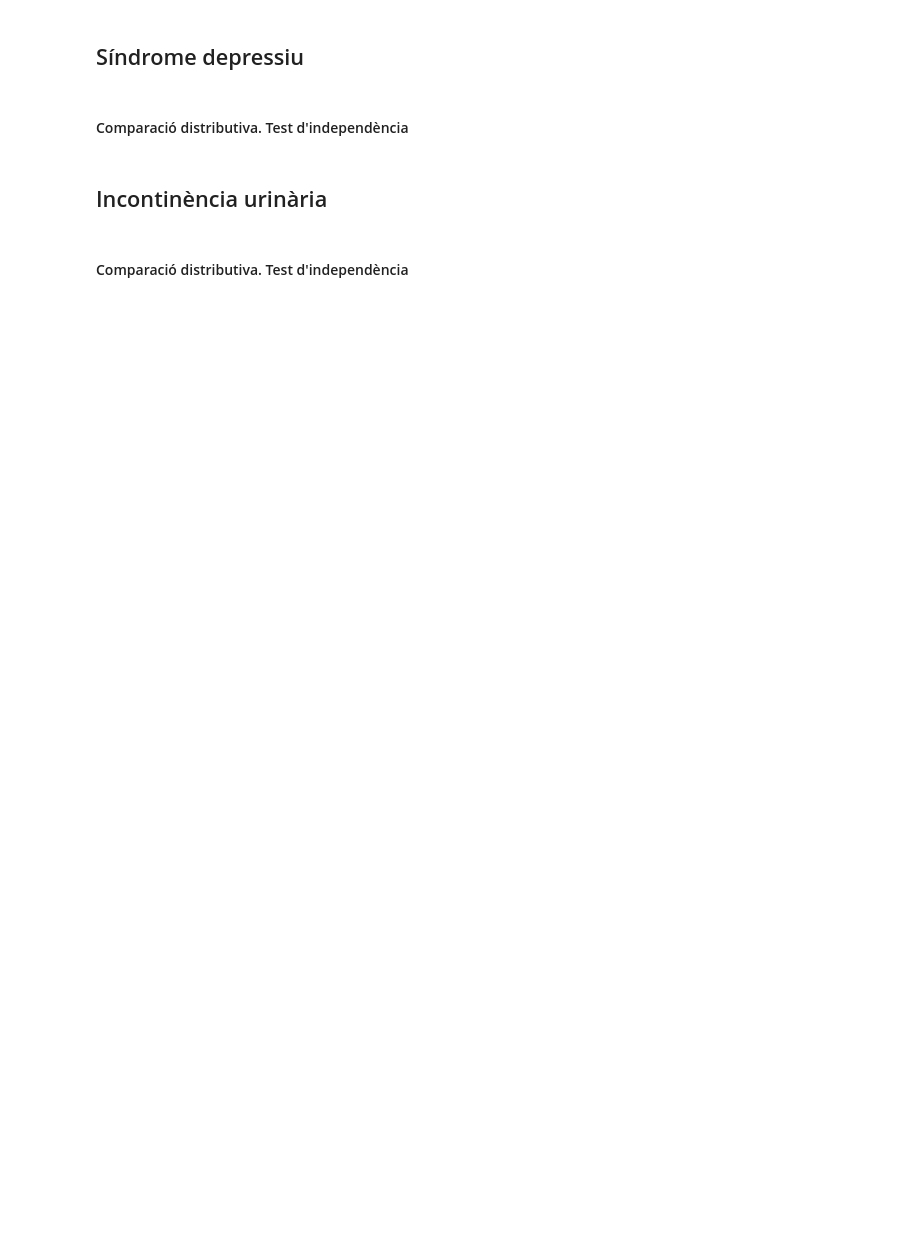
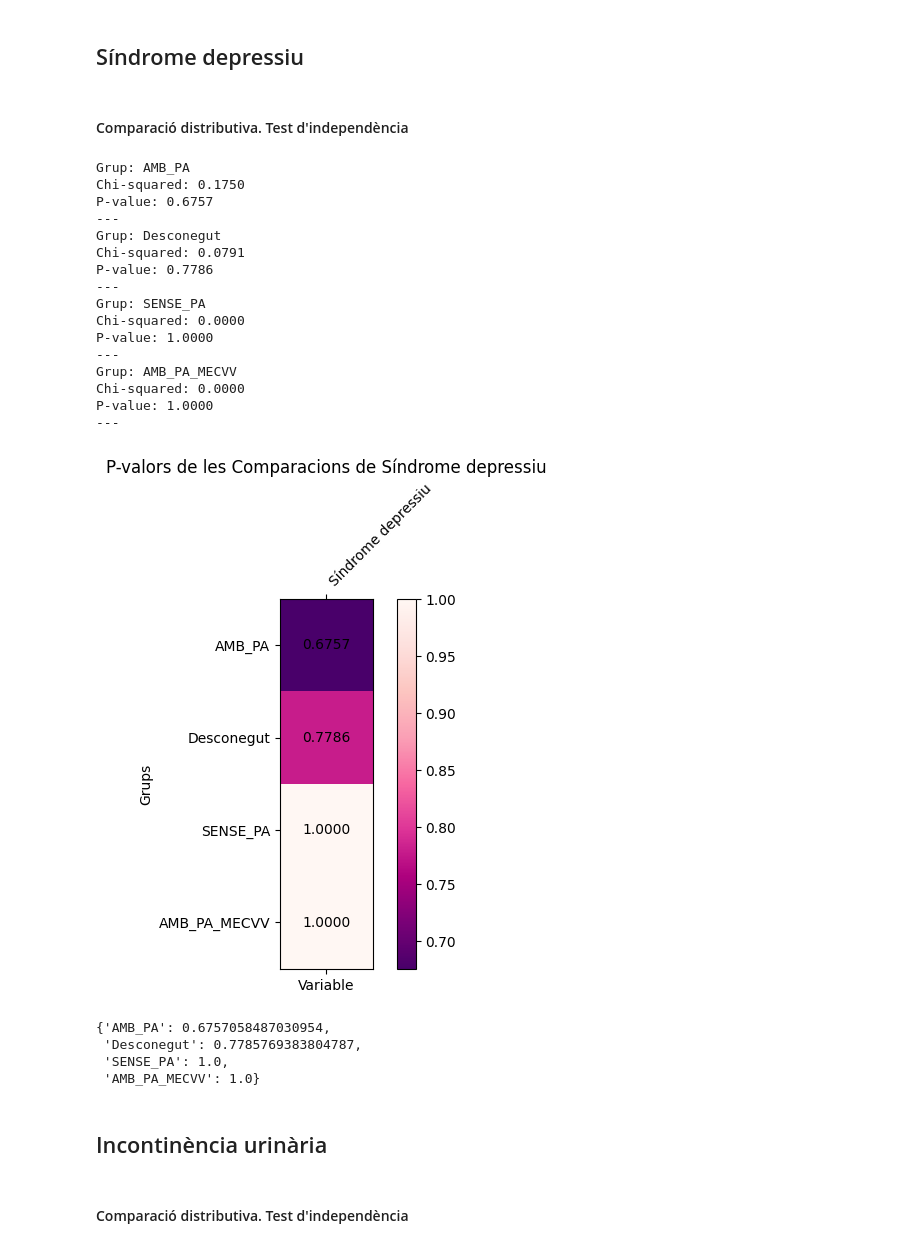
Before and after one commit to MCastelH/PRACTICUM, a Jupyter notebook: sindromes_geriatrics+comorbiditats.ipynb, the cells around one changed output. Saved outputs shown, nothing was run; the diff lists cells and outputs as text; code cells hidden in the pictures; blank space fills up the shorter version.

```diff
--- a/sindromes_geriatrics+comorbiditats.ipynb
+++ b/sindromes_geriatrics+comorbiditats.ipynb
@@ -97,7 +161,29 @@ test_indepe_bin_plot(taula, 'Demència')
 # %% [markdown]
 #### Comparació distributiva. Test d'independència
 # %%
-test_indepe_bin_plot(taula, 'Síndrome depressiu')
+test_indepe_bin_plot(data_1= TOTAL['split_database'], data_2= TOTAL['Síndrome depressiu'])
+# %% [output]
+Grup: AMB_PA
+Chi-squared: 0.1750
+P-value: 0.6757
+---
+Grup: Desconegut
+Chi-squared: 0.0791
+P-value: 0.7786
+---
+Grup: SENSE_PA
+Chi-squared: 0.0000
+P-value: 1.0000
+---
+Grup: AMB_PA_MECVV
+Chi-squared: 0.0000
+P-value: 1.0000
+---
+[figure, added]
+{'AMB_PA': 0.6757058487030954,
+ 'Desconegut': 0.7785769383804787,
+ 'SENSE_PA': 1.0,
+ 'AMB_PA_MECVV': 1.0}
 # %% [markdown]
 ## Incontinència urinària
 # %% [markdown]
```
Also changed, not shown: parts of 28 cells of this notebook, 4 other files.
